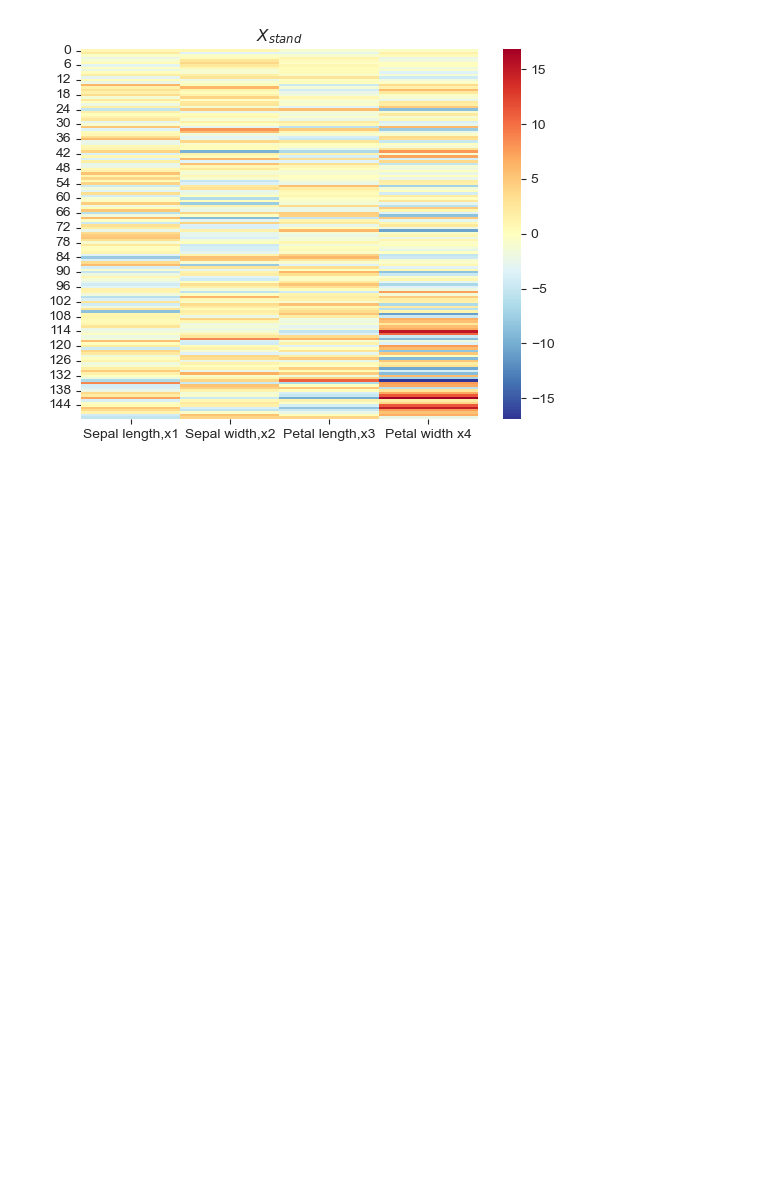
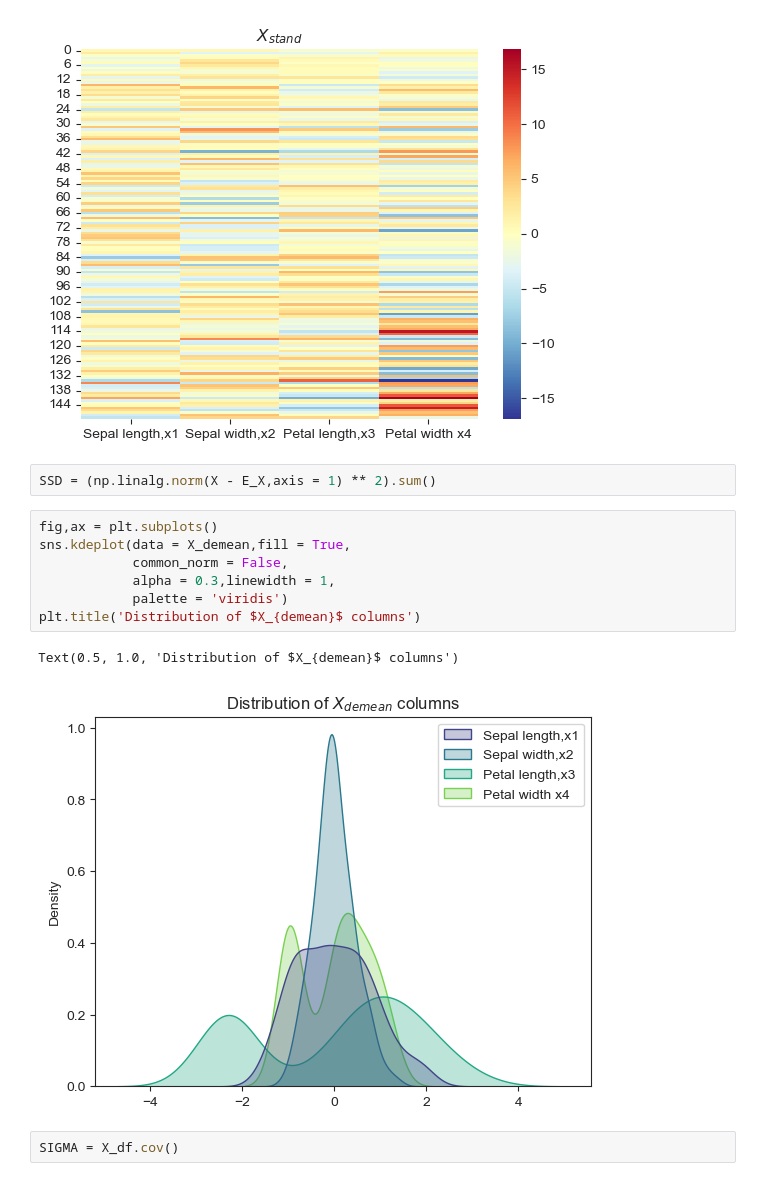
Before and after one commit to Arch-jyh/iris_books, a Jupyter notebook: book4/22.ipynb, the cells around one changed output. Drawn from its saved outputs; the diff is of its cells as text; blank space fills up the shorter version.

```diff
--- a/book4/22.ipynb
+++ b/book4/22.ipynb
@@ -70,3 +70,17 @@ plt.title('$X_{stand}$')
 # %% [output]
 Text(0.5, 1.0, '$X_{stand}$')
 [figure]
+# %%
+SSD = (np.linalg.norm(X - E_X,axis = 1) ** 2).sum()
+# %%
+fig,ax = plt.subplots()
+sns.kdeplot(data = X_demean,fill = True,
+            common_norm = False,
+            alpha = 0.3,linewidth = 1,
+            palette = 'viridis')
+plt.title('Distribution of $X_{demean}$ columns')
+# %% [output]
+Text(0.5, 1.0, 'Distribution of $X_{demean}$ columns')
+[figure, added]
+# %%
+SIGMA = X_df.cov()
```
Also changed, not shown: parts of 5 cells of this notebook, 3 other files.
